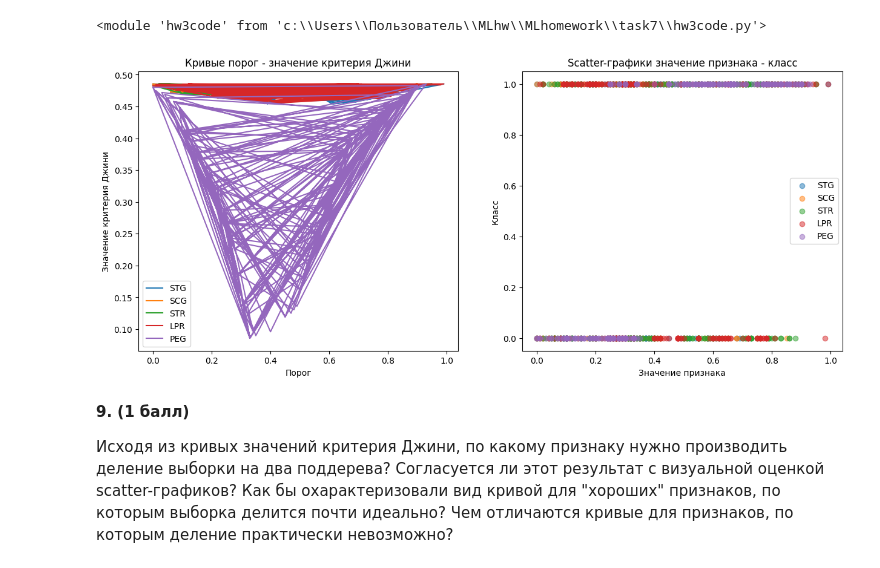
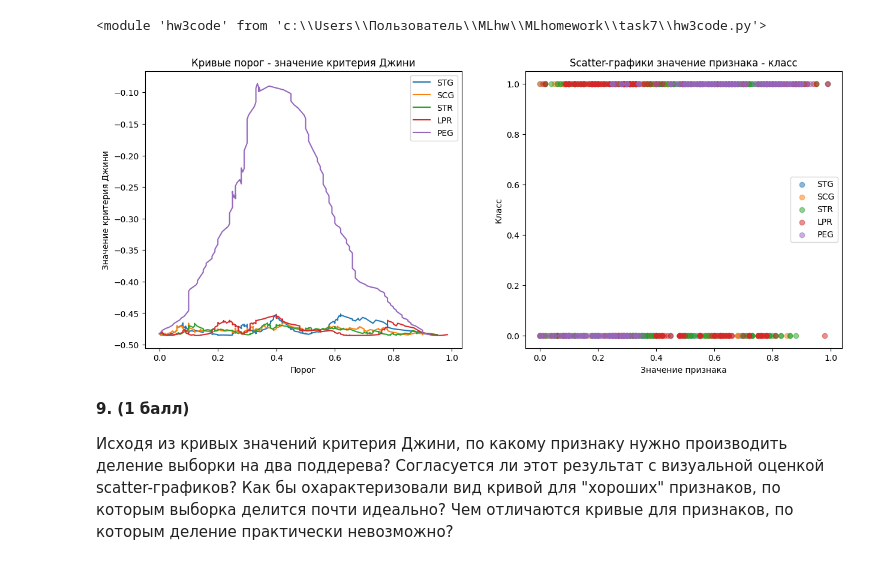
Before and after one commit to FynjyBath/MLhomework-Python-AESC, a Jupyter notebook: task7/task7_dstree_practice.ipynb, the cells around one changed output. Saved outputs shown, nothing was run; the diff lists cells and outputs as text; code cells hidden in the pictures.

```diff
--- a/task7/task7_dstree_practice.ipynb
+++ b/task7/task7_dstree_practice.ipynb
@@ -163,44 +163,36 @@ clf = hw3code.DecisionTree(feature_names)
 def gini_impurity(groups, classes):
     total_instances = float(sum(len(group) for group in groups))
     gini = 0.0
     for group in groups:
         size = float(len(group))
         if size == 0:
             continue
         score = 0.0
         for class_val in classes:
             p = [row for row in group].count(class_val) / size
             score += p * p
         gini += (1.0 - score) * (size / total_instances)
     return gini
 
 def plot_gini_curves(x, y, feature_names):
     fig, axes = plt.subplots(1, 2, figsize=(15, 6))
     axes[0].set_title('Кривые порог - значение критерия Джини')
     axes[1].set_title('Scatter-графики значение признака - класс')
-    for i, feature_name in enumerate(feature_names):
-        thresholds, gini_values = [], []
-        for threshold in x[feature_name]:
-            left_group = y[x[feature_name] <= threshold]
-            right_group = y[x[feature_name] > threshold]
-            groups = [left_group.values, right_group.values]
-            classes = [0, 1]
-            gini = gini_impurity(groups, classes)
-            thresholds.append(threshold)
-            gini_values.append(gini)
+    for feature_name in feature_names:
+        thresholds, gini_values, threshold, gini = hw3code.find_best_split(x[feature_name], y)
         axes[0].plot(thresholds, gini_values, label=f'{feature_name}')
         axes[1].scatter(x[feature_name], y, alpha=0.5, label=f'{feature_name}')
     axes[0].set_xlabel('Порог')
     axes[0].set_ylabel('Значение критерия Джини')
     axes[0].legend()
     axes[1].set_xlabel('Значение признака')
     axes[1].set_ylabel('Класс')
     axes[1].legend()
     plt.show()
 
 plot_gini_curves(x, y, feature_names)
 # %% [output]
-[figure, old version]
+[figure, new version]
 # %% [markdown]
 __9. (1 балл)__
 
```
Also changed, not shown: parts of 1 cell of this notebook.
